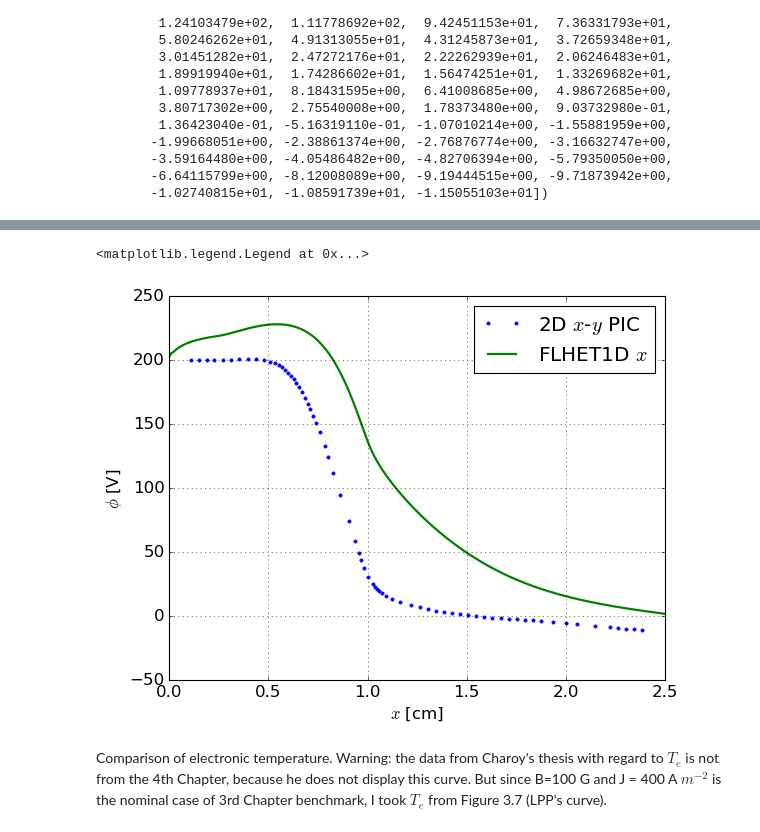
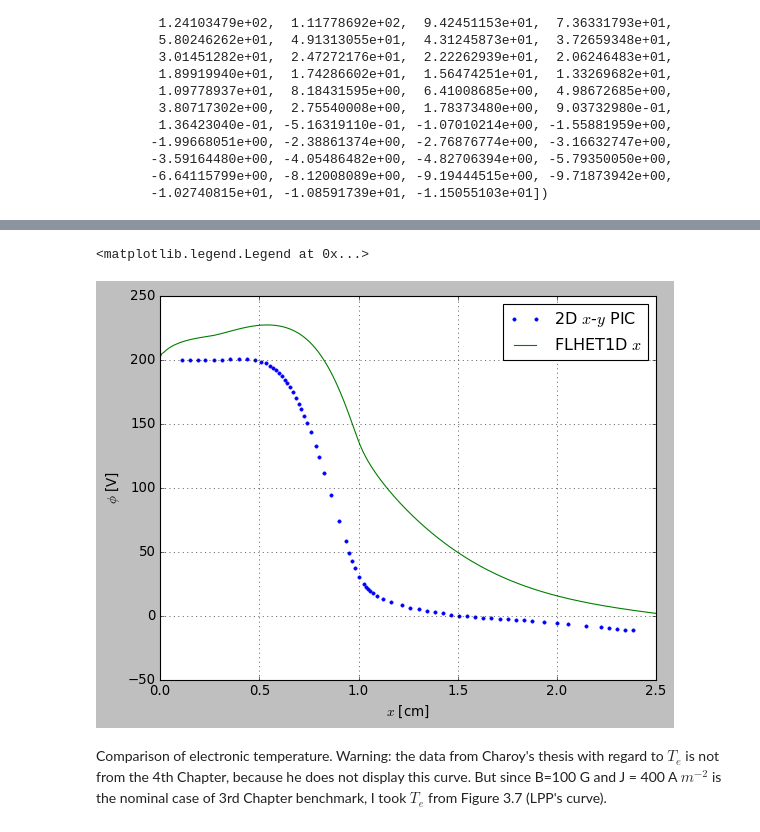
Before and after one commit to federicopetronio/FLHET1D, a Jupyter notebook: Plots_Charoy.ipynb, the cells around one changed output, grey strips where cells are left out. Cells and saved outputs as stored; diff of their text form; code cells hidden in the pictures.

```diff
--- a/Plots_Charoy.ipynb
+++ b/Plots_Charoy.ipynb
@@ -453,13 +344,6 @@ KeyError: 'Anomalous transport alpha_B1'
 ##########################################################
 #           Make the plots
 ##########################################################
-
-
-plt.style.use('classic')
-plt.rcParams["font.weight"] = 'normal'
-plt.rcParams['figure.facecolor'] = 'white'
-plt.rcParams["font.size"] = 15
-plt.rcParams["lines.linewidth"] = 2
 
 ResultsFigs = RESULTSDIR+"/Figs_vs_Charoy"
 ResultsData = RESULTSDIR+"/Data"
@@ -593,7 +481,7 @@ def cumTrapz_from_custom_x(y, x):
 
     return cuminteg
 # %%
-phi_charoy = V - cumTrapz_from_custom_x(Ex_charoy[:, 1]*10000, Ex_charoy[:, 0]/100)
+phi_charoy = 200. - cumTrapz_from_custom_x(Ex_charoy[:, 1]*10000, Ex_charoy[:, 0]/100)
 # %%
 phi_charoy
 # %% [output]
@@ -663,17 +549,17 @@ ax.legend()
 # %%
-f, ax = plt.subplots()
+f, axs = plt.subplots()
 
-ax.plot(Ex_charoy[:,0], phi_charoy, '.', label="2D $x$-$y$ PIC")
-ax.plot(x_center*100, phi_fluid, '-', label="FLHET1D $x$")
+axs.plot(Ex_charoy[:,0], phi_charoy, '.', label="2D $x$-$y$ PIC")
+axs.plot(x_center*100, phi_fluid, '-', label="FLHET1D $x$")
 
-ax.set_xlabel("$x$ [cm]")
-ax.set_ylabel("$\\phi$ [V]")
+axs.set_xlabel("$x$ [cm]")
+axs.set_ylabel("$\\phi$ [V]")
 
-ax.grid()
-ax.legend()
+axs.grid()
+axs.legend()
 # %% [output]
 <matplotlib.legend.Legend at 0x...>
-[figure, old version]
+[figure, new version]
 # %% [markdown]
 Comparison of electronic temperature. Warning: the data from Charoy's thesis with regard to $T_e$ is not from the 4th Chapter, because he does not display this curve. But since B=100 G and J = 400 A $m^{-2}$ is the nominal case of 3rd Chapter benchmark, I took $T_e$ from Figure 3.7 (LPP's curve).
 # %%
```
Also changed, not shown: parts of 21 cells of this notebook, 6 other files.
